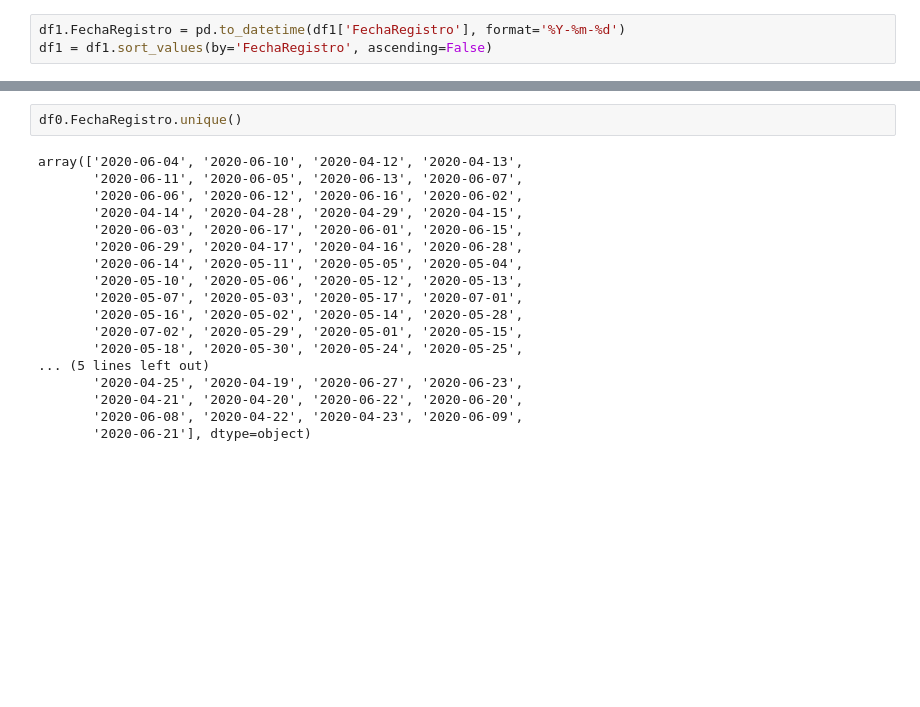
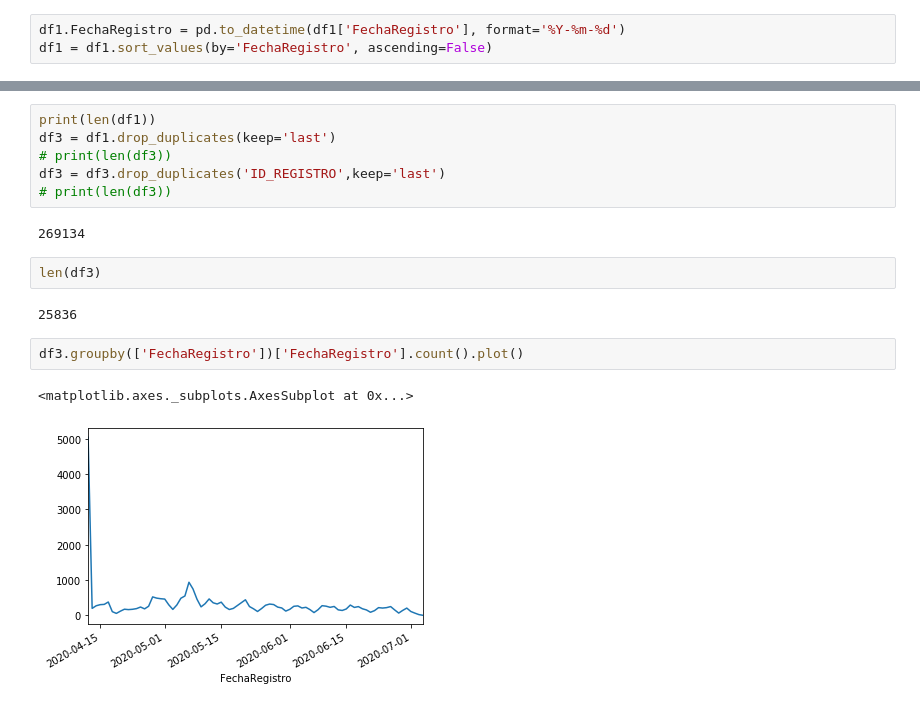
Before and after one commit to CarlosUrteaga/COVID19MX, a Jupyter notebook: notebook/Análisis.ipynb, the cells around one changed output, grey strips where cells are left out. Cells and saved outputs as stored; diff of their text form; blank space fills up the shorter version.

```diff
--- a/notebook/Análisis.ipynb
+++ b/notebook/Análisis.ipynb
@@ -174,21 +375,18 @@ RESULTADO
 Name: RESULTADO, dtype: int64
-# %%
-df0.FechaRegistro.unique()
-# %% [output]
-array(['2020-06-04', '2020-06-10', '2020-04-12', '2020-04-13',
-       '2020-06-11', '2020-06-05', '2020-06-13', '2020-06-07',
-       '2020-06-06', '2020-06-12', '2020-06-16', '2020-06-02',
-       '2020-04-14', '2020-04-28', '2020-04-29', '2020-04-15',
-       '2020-06-03', '2020-06-17', '2020-06-01', '2020-06-15',
-       '2020-06-29', '2020-04-17', '2020-04-16', '2020-06-28',
-       '2020-06-14', '2020-05-11', '2020-05-05', '2020-05-04',
-       '2020-05-10', '2020-05-06', '2020-05-12', '2020-05-13',
-       '2020-05-07', '2020-05-03', '2020-05-17', '2020-07-01',
-       '2020-05-16', '2020-05-02', '2020-05-14', '2020-05-28',
-       '2020-07-02', '2020-05-29', '2020-05-01', '2020-05-15',
-       '2020-05-18', '2020-05-30', '2020-05-24', '2020-05-25',
-... (5 lines left out)
-       '2020-04-25', '2020-04-19', '2020-06-27', '2020-06-23',
-       '2020-04-21', '2020-04-20', '2020-06-22', '2020-06-20',
-       '2020-06-08', '2020-04-22', '2020-04-23', '2020-06-09',
-       '2020-06-21'], dtype=object)
+# %%
+print(len(df1))
+df3 = df1.drop_duplicates(keep='last')
+# print(len(df3))
+df3 = df3.drop_duplicates('ID_REGISTRO',keep='last')
+# print(len(df3))
+# %% [output]
+269134
+# %%
+len(df3)
+# %% [output]
+25836
+# %%
+df3.groupby(['FechaRegistro'])['FechaRegistro'].count().plot()
+# %% [output]
+<matplotlib.axes._subplots.AxesSubplot at 0x...>
+[figure, added]
```
Also changed, not shown: parts of 79 cells of this notebook, 6 other files.
